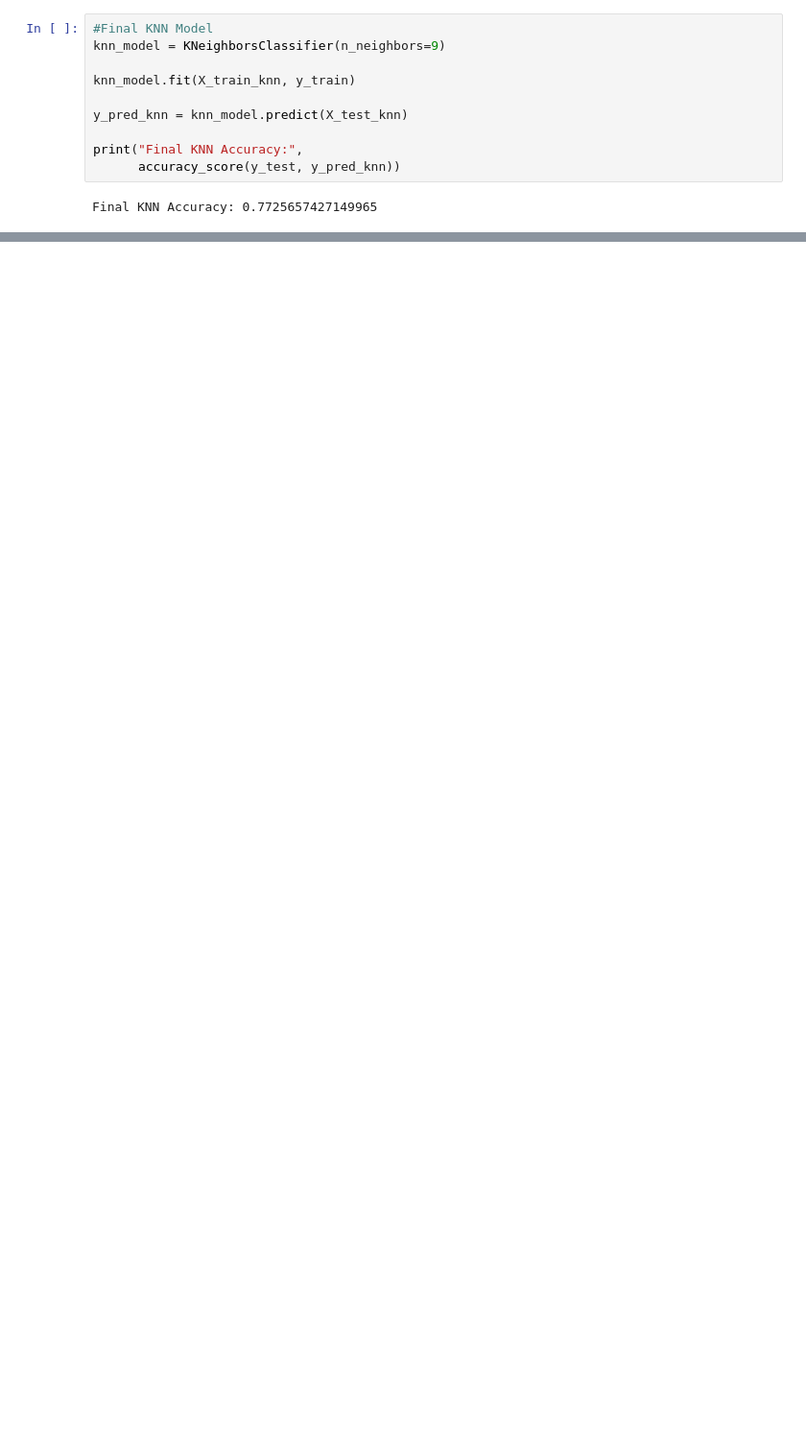
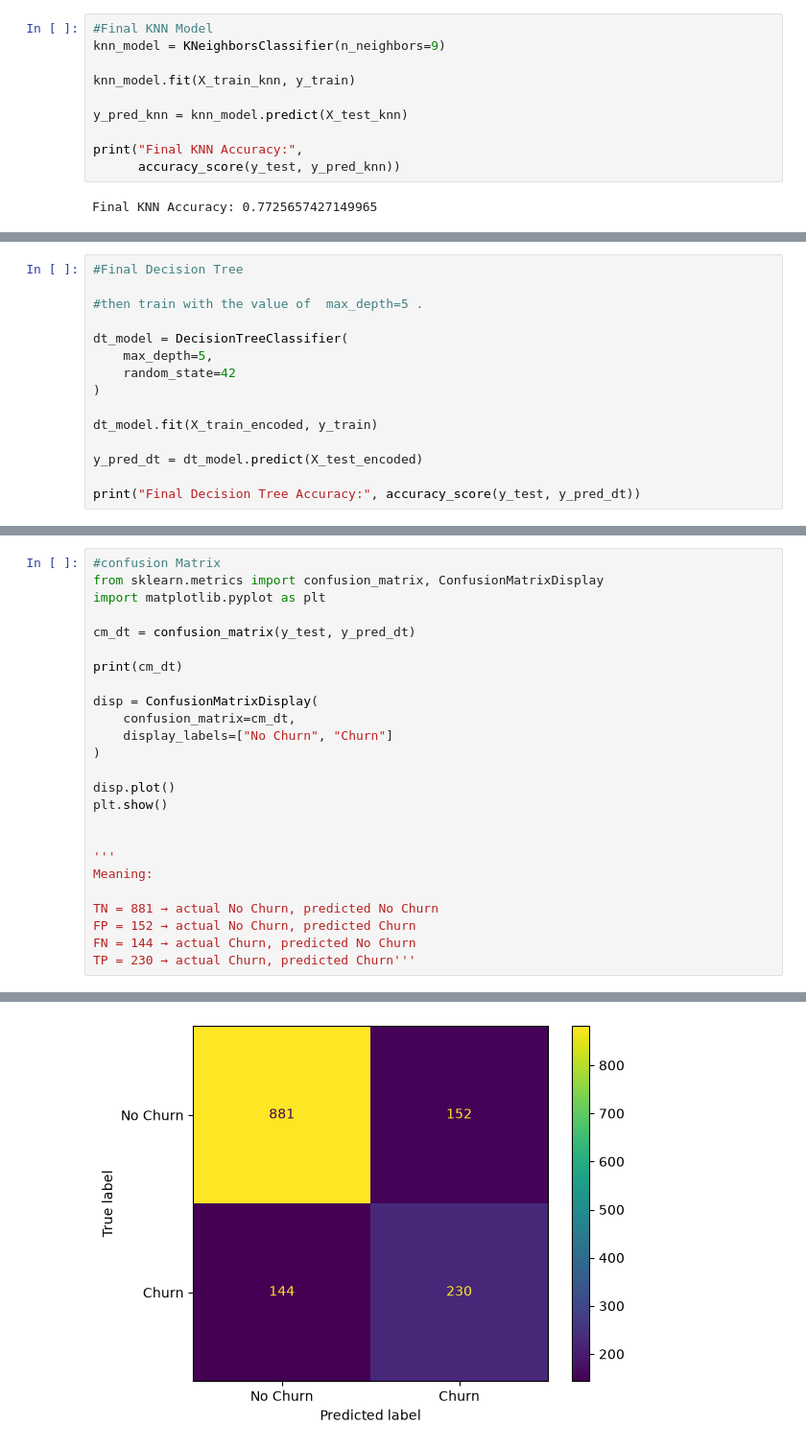
Before and after one commit to vedantparasharcs23-prog/-Machine-Learning-Algorithms, a Jupyter notebook: Projects/Customer-Churn-Prediction/Customer_Churn_Prediction.ipynb, the cells around one changed output, grey strips where cells are left out. Shown at 96% size. Saved outputs shown, nothing was run; the diff lists cells and outputs as text; blank space fills up the shorter version.

```diff
--- a/Projects/Customer-Churn-Prediction/Customer_Churn_Prediction.ipynb
+++ b/Projects/Customer-Churn-Prediction/Customer_Churn_Prediction.ipynb
@@ -752,0 +913,15 @@ Final KNN Accuracy: 0.7725657427149965
+# %%
+#Final Decision Tree
+
+#then train with the value of  max_depth=5 .
+
+dt_model = DecisionTreeClassifier(
+    max_depth=5,
+    random_state=42
+)
+
+dt_model.fit(X_train_encoded, y_train)
+
+y_pred_dt = dt_model.predict(X_test_encoded)
+
+print("Final Decision Tree Accuracy:", accuracy_score(y_test, y_pred_dt))
@@ -752,0 +959,26 @@ Final KNN Accuracy: 0.7725657427149965
+# %%
+#confusion Matrix
+from sklearn.metrics import confusion_matrix, ConfusionMatrixDisplay
+import matplotlib.pyplot as plt
+
+cm_dt = confusion_matrix(y_test, y_pred_dt)
+
+print(cm_dt)
+
+disp = ConfusionMatrixDisplay(
+    confusion_matrix=cm_dt,
+    display_labels=["No Churn", "Churn"]
+)
+
+disp.plot()
+plt.show()
+
+
+'''
+Meaning:
+
+TN = 881 → actual No Churn, predicted No Churn
+FP = 152 → actual No Churn, predicted Churn
+FN = 144 → actual Churn, predicted No Churn
+TP = 230 → actual Churn, predicted Churn'''
+# %% [output]
@@ -752,0 +987 @@ Final KNN Accuracy: 0.7725657427149965
+[figure, added]
```
Also changed, not shown: parts of 19 cells of this notebook.
